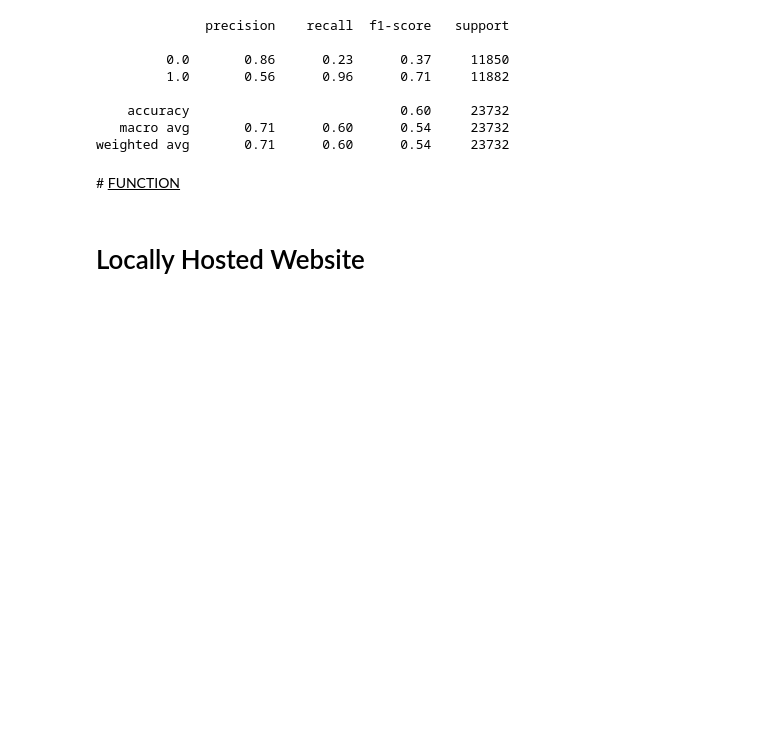
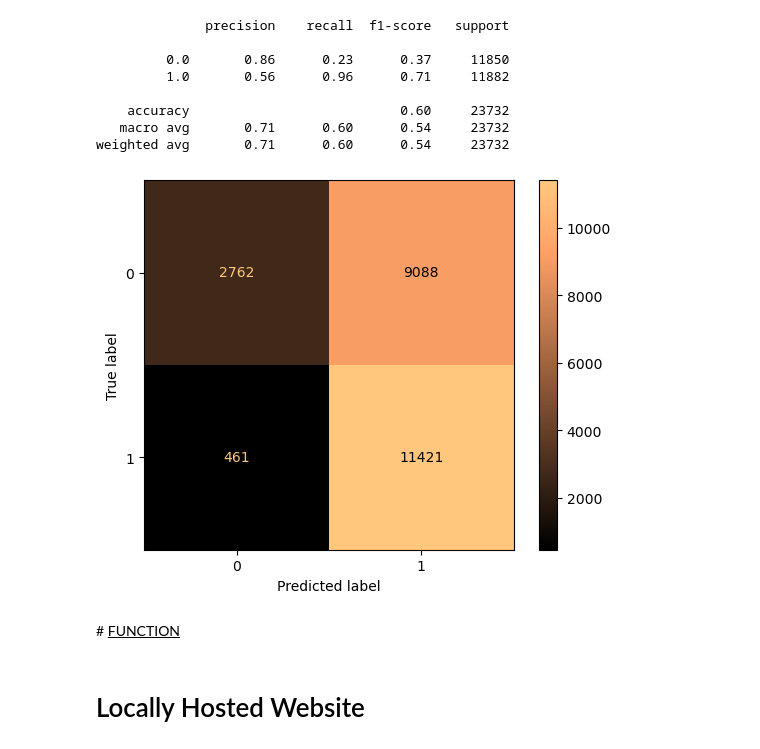
Before and after one commit to tinasalihu01/wildfire-prediction-model, a Jupyter notebook: wildfire_predictor.ipynb, the cells around one changed output. Cells and saved outputs as stored; diff of their text form; code cells hidden in the pictures; blank space fills up the shorter version.

```diff
--- a/wildfire_predictor.ipynb
+++ b/wildfire_predictor.ipynb
@@ -866,6 +857,24 @@ print(metrics.classification_report(y_test_B, test_preds_B))
     accuracy                           0.60     23732
    macro avg       0.71      0.60      0.54     23732
 weighted avg       0.71      0.60      0.54     23732
+# %%
+# generate confusion matrix
+cm = metrics.confusion_matrix(y_test_B, test_preds_B)
+
+# plot the matrix
+
+ax = plt.subplot(1, 1, 1)
+ax.grid(False)
+
+disp = metrics.ConfusionMatrixDisplay(confusion_matrix=cm)
+disp.plot(ax=ax, cmap=plt.cm.copper)
+
+# optional: save the figure
+# plt.savefig('confusion_matrix.png', dpi=300, bbox_inches='tight')
+
+plt.show()
+# %% [output]
+[figure, added]
 # %% [markdown]
 # <u>FUNCTION</u>
 # %%
```
Also changed, not shown: parts of 11 cells of this notebook.
